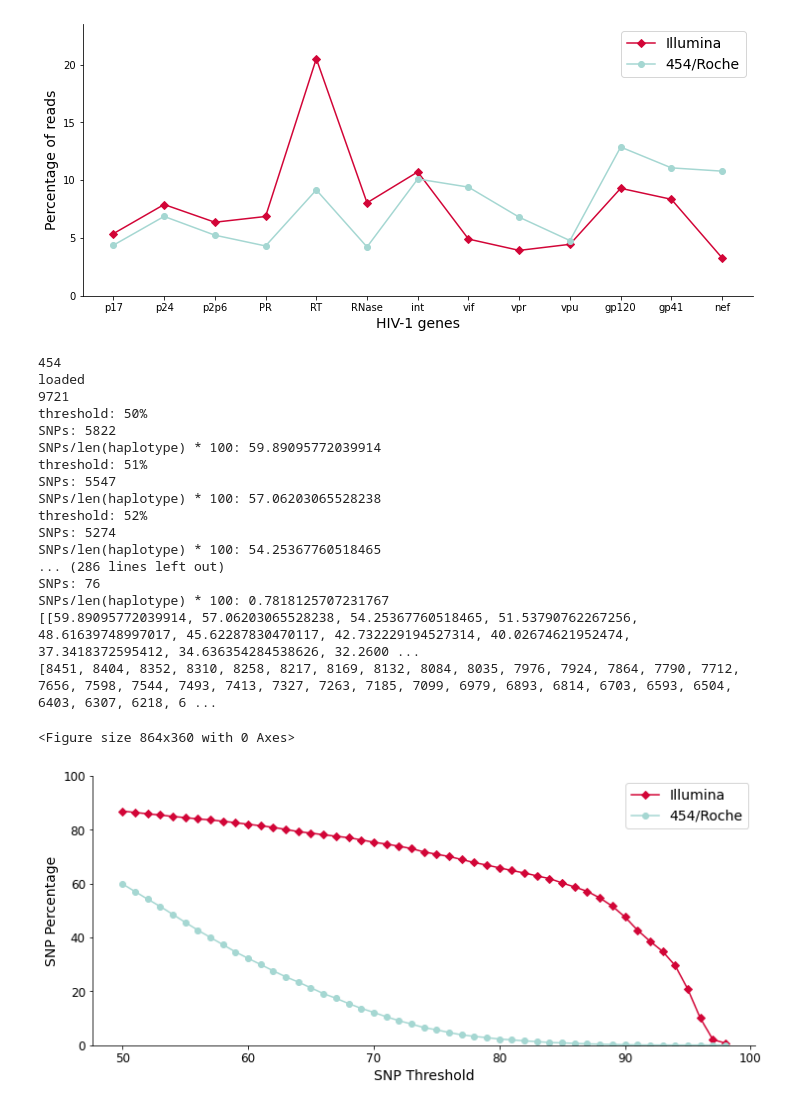
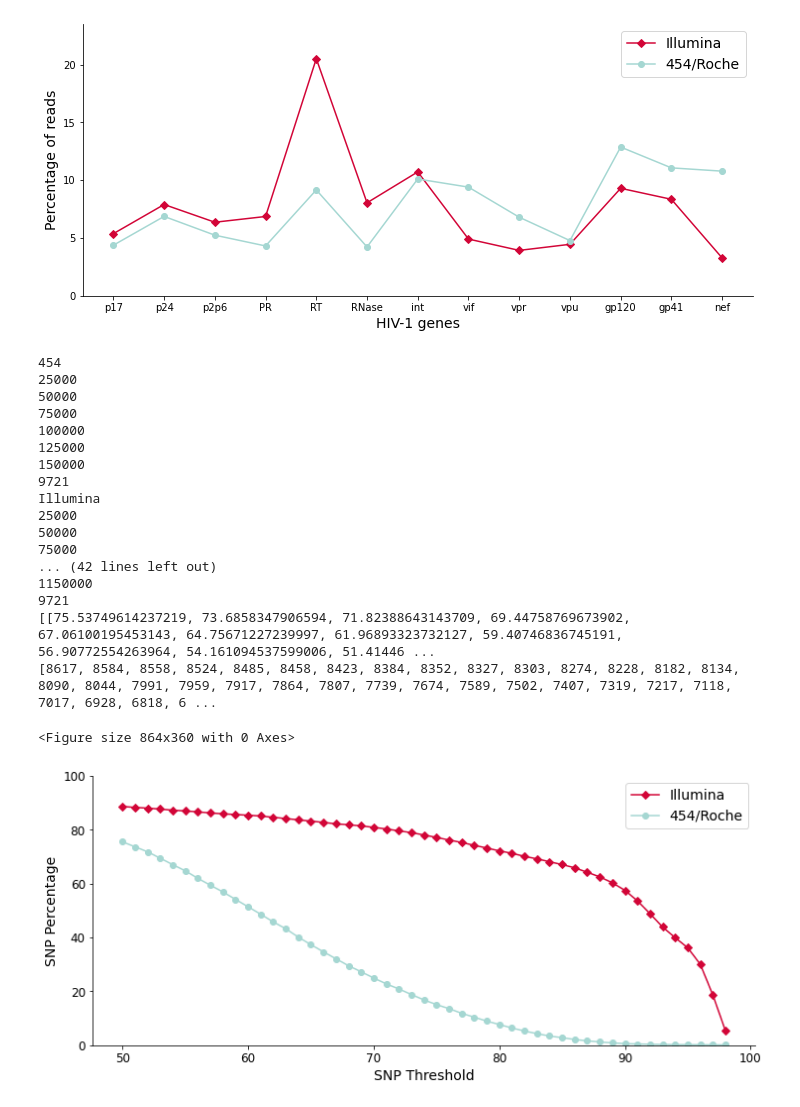
Before and after one commit to jonas-rudin/HIV-CAD, a Jupyter notebook: notebooks/data_analysis.ipynb, the cells around one changed output. Saved outputs shown, nothing was run; the diff lists cells and outputs as text; code cells hidden in the pictures.

```diff
--- a/notebooks/data_analysis.ipynb
+++ b/notebooks/data_analysis.ipynb
@@ -195,8 +196,26 @@ for data_name in ['454', 'Illumina']:
         line = sam_file.readline()
         counter = 1
         while line:
+            read = line.split('\t')[9]
+            cigar = line.split('\t')[5]
+            adjusted_read = ''
+            if 'I' in cigar or 'D' in cigar or 'S' in cigar:
+                cigar_position = 0
+                cigar_list = [''.join(g) for _, g in groupby(cigar, str.isalpha)]
+                # delete insertions and add - for deletion
+                for index in range(0, len(cigar_list), 2):
+                    if cigar_list[index + 1] == 'S':
+                        if int(cigar_list[index]) > 4:
+                            continue
+                    if cigar_list[index + 1] == 'D':
+                        adjusted_read += '-' * int(cigar_list[index])
+                    elif cigar_list[index + 1] != 'I':
+                        adjusted_read += read[cigar_position:(cigar_position + int(cigar_list[index]))]
+                        cigar_position += int(cigar_list[index])
+            else:
+                adjusted_read = read
             pos = int(line.split('\t')[3])
-            for index, base in enumerate(line.split('\t')[9]):
+            for index, base in enumerate(adjusted_read):
                 base_count[pos + index][switcher(base)] += 1 # base_count[pos + index][switcher(base)] + 1
 
             line = sam_file.readline()
@@ -229,47 +248,46 @@ for data_name in ['454', 'Illumina']:
         # print('SNPs:', len(SNPs))
         # print('SNPs/len(haplotype) * 100:', len(SNPs)/9721* 100)
         number_of_SNPs.append(len(SNPs))
         ratio.append(len(SNPs)/9721 * 100)
         SNPs = []
-        no_SNPs = []
     ratio_per_NGS.append(ratio)
 print(ratio_per_NGS)
 plt.figure(figsize=(12,5))
 
 fig, ax = plt.subplots(figsize=(12,5))
 ratio_454 = ratio_per_NGS[0]
 ratio_illumina = ratio_per_NGS[1]
 
 ax.plot(thresholds,ratio_illumina, '-D', color="#D20537", label ='Illumina')
 ax.plot(thresholds,ratio_454, '-o', color="#A5D7D2", label ='454/Roche')
 
 ax.spines["top"].set_visible(False)
 ax.spines["right"].set_visible(False)
 ax.legend(fontsize=14)
 #
 print(number_of_SNPs)
 plt.ylim([0,100])
 plt.rcParams.update({'font.size': 12})
 plt.xlabel('SNP Threshold',fontsize=14)
 plt.ylabel('SNP Percentage',fontsize=14)
 plt.show()
 # %% [output]
 454
-loaded
+25000
+50000
+75000
+100000
+125000
+150000
 9721
-threshold: 50%
-SNPs: 5822
-SNPs/len(haplotype) * 100: 59.89095772039914
-threshold: 51%
-SNPs: 5547
-SNPs/len(haplotype) * 100: 57.06203065528238
-threshold: 52%
-SNPs: 5274
-SNPs/len(haplotype) * 100: 54.25367760518465
-... (286 lines left out)
-SNPs: 76
-SNPs/len(haplotype) * 100: 0.7818125707231767
-[[59.89095772039914, 57.06203065528238, 54.25367760518465, 51.53790762267256, 48.61639748997017, 45.62287830470117, 42.732229194527314, 40.02674621952474, 37.3418372595412, 34.636354284538626, 32.2600 ...
-[8451, 8404, 8352, 8310, 8258, 8217, 8169, 8132, 8084, 8035, 7976, 7924, 7864, 7790, 7712, 7656, 7598, 7544, 7493, 7413, 7327, 7263, 7185, 7099, 6979, 6893, 6814, 6703, 6593, 6504, 6403, 6307, 6218, 6 ...
+Illumina
+25000
+50000
+75000
+... (42 lines left out)
+1150000
+9721
+[[75.53749614237219, 73.6858347906594, 71.82388643143709, 69.44758769673902, 67.06100195453143, 64.75671227239997, 61.96893323732127, 59.40746836745191, 56.90772554263964, 54.161094537599006, 51.41446 ...
+[8617, 8584, 8558, 8524, 8485, 8458, 8423, 8384, 8352, 8327, 8303, 8274, 8228, 8182, 8134, 8090, 8044, 7991, 7959, 7917, 7864, 7807, 7739, 7674, 7589, 7502, 7407, 7319, 7217, 7118, 7017, 6928, 6818, 6 ...
 <Figure size 864x360 with 0 Axes>
-[figure, old version]
+[figure, new version]
```
Also changed, not shown: parts of 4 cells of this notebook, 12 other files.
